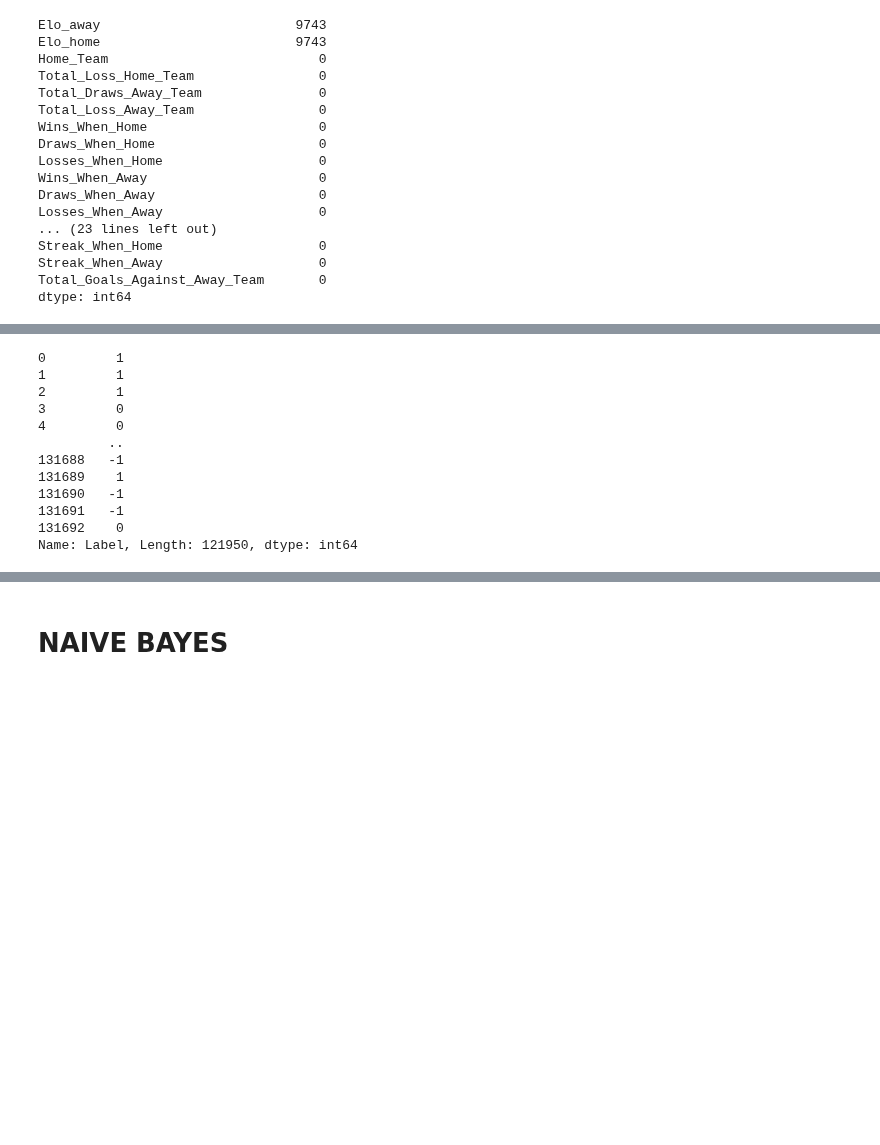
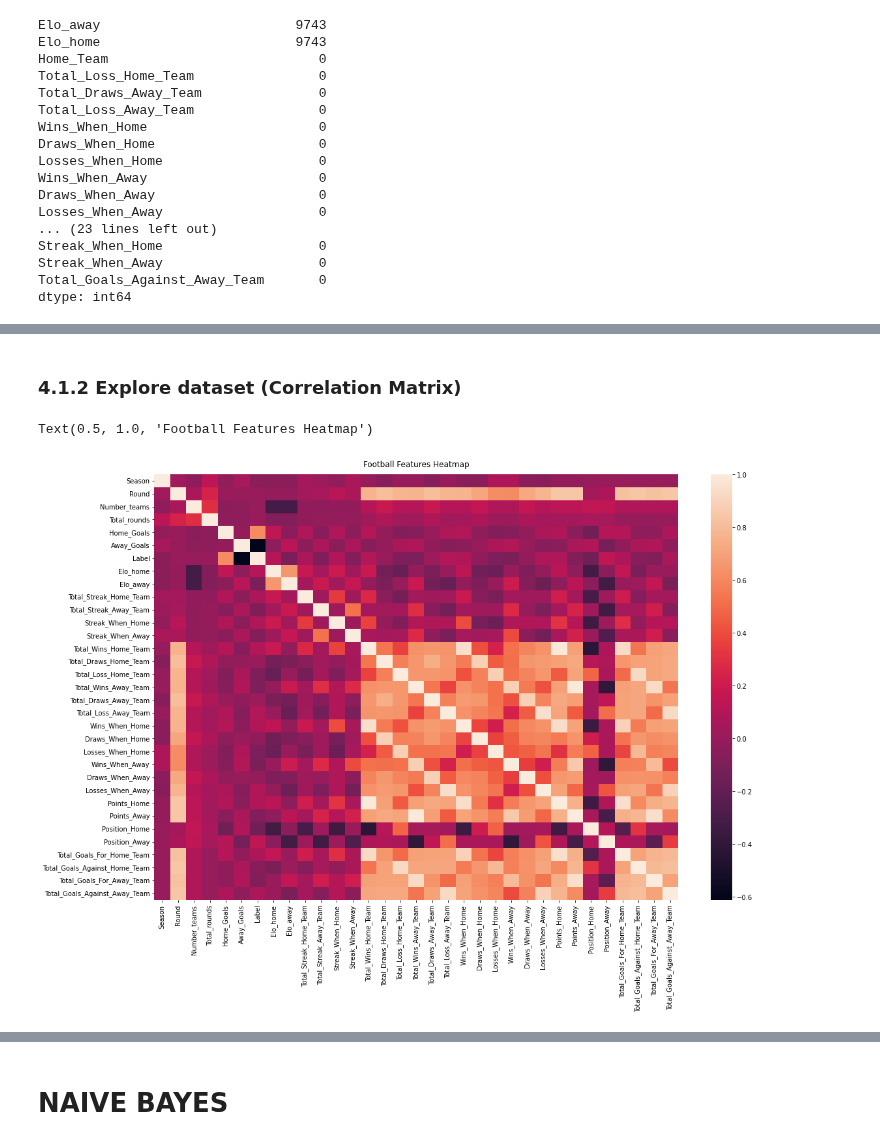
Before and after one commit to armanh3k/Football-Outcome-Predictions, a Jupyter notebook: milestones/4_model_training.ipynb, the cells around one changed output, grey strips where cells are left out. Saved outputs shown, nothing was run; the diff lists cells and outputs as text; code cells hidden in the pictures; blank space fills up the shorter version.

```diff
--- a/milestones/4_model_training.ipynb
+++ b/milestones/4_model_training.ipynb
@@ -68,17 +63,0 @@ match_dataset
-# %%
-X = match_dataset.drop("Label", axis=1)
-y = match_dataset["Label"]
-y
-# %% [output]
-0         1
-1         1
-2         1
-3         0
-4         0
-         ..
-131688   -1
-131689    1
-131690   -1
-131691   -1
-131692    0
-Name: Label, Length: 121950, dtype: int64
@@ -86,0 +64,10 @@ X_train, X_test, y_train, y_test = train_test_split(X, y, test_size=0.2)
+# %% [markdown]
+### 4.1.2 Explore dataset (Correlation Matrix)
+# %%
+plt.figure(figsize=(18, 12))
+corrM = match_dataset.corr()
+heatmap = sns.heatmap(corrM)
+heatmap.set_title('Football Features Heatmap', fontdict={'fontsize':12}, pad=12)
+# %% [output]
+Text(0.5, 1.0, 'Football Features Heatmap')
+[figure, added]
```
Also changed, not shown: parts of 30 cells of this notebook, 1 other file.
